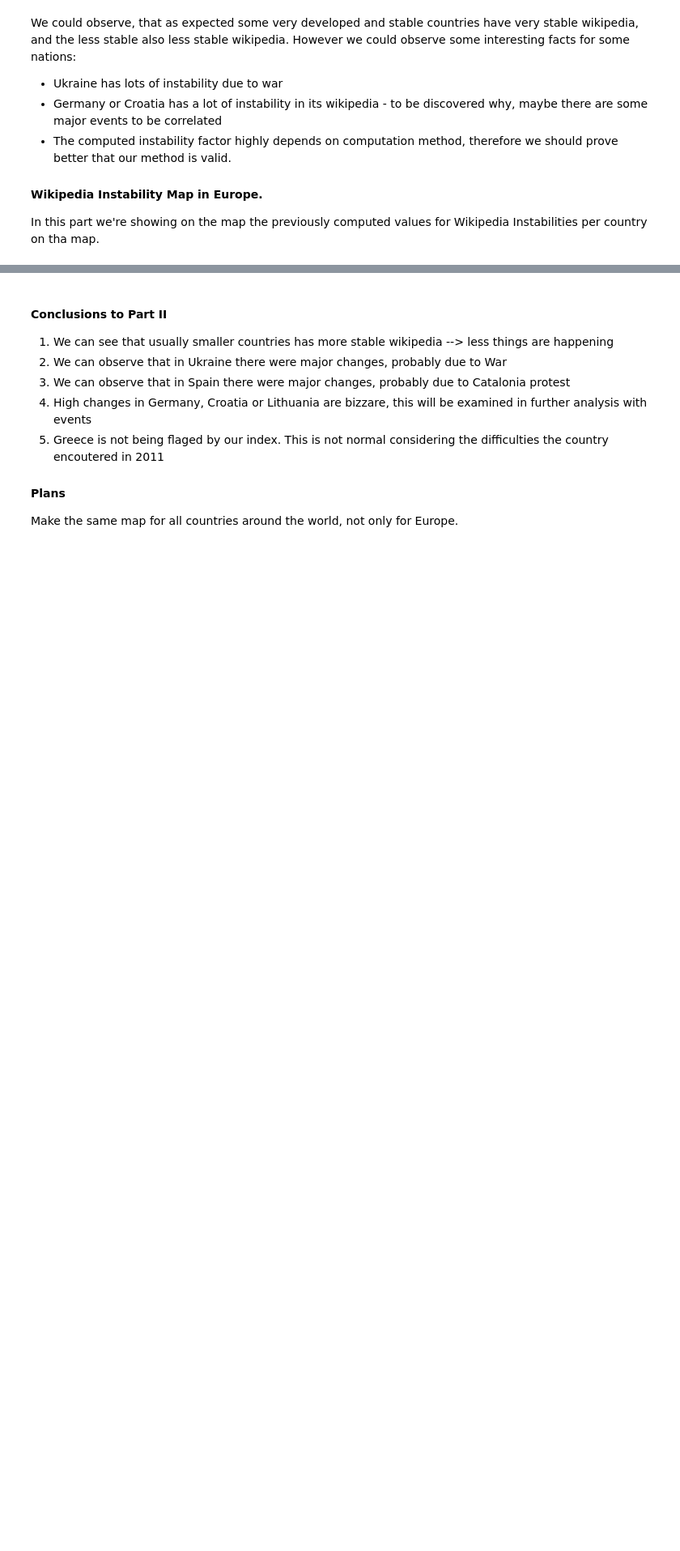
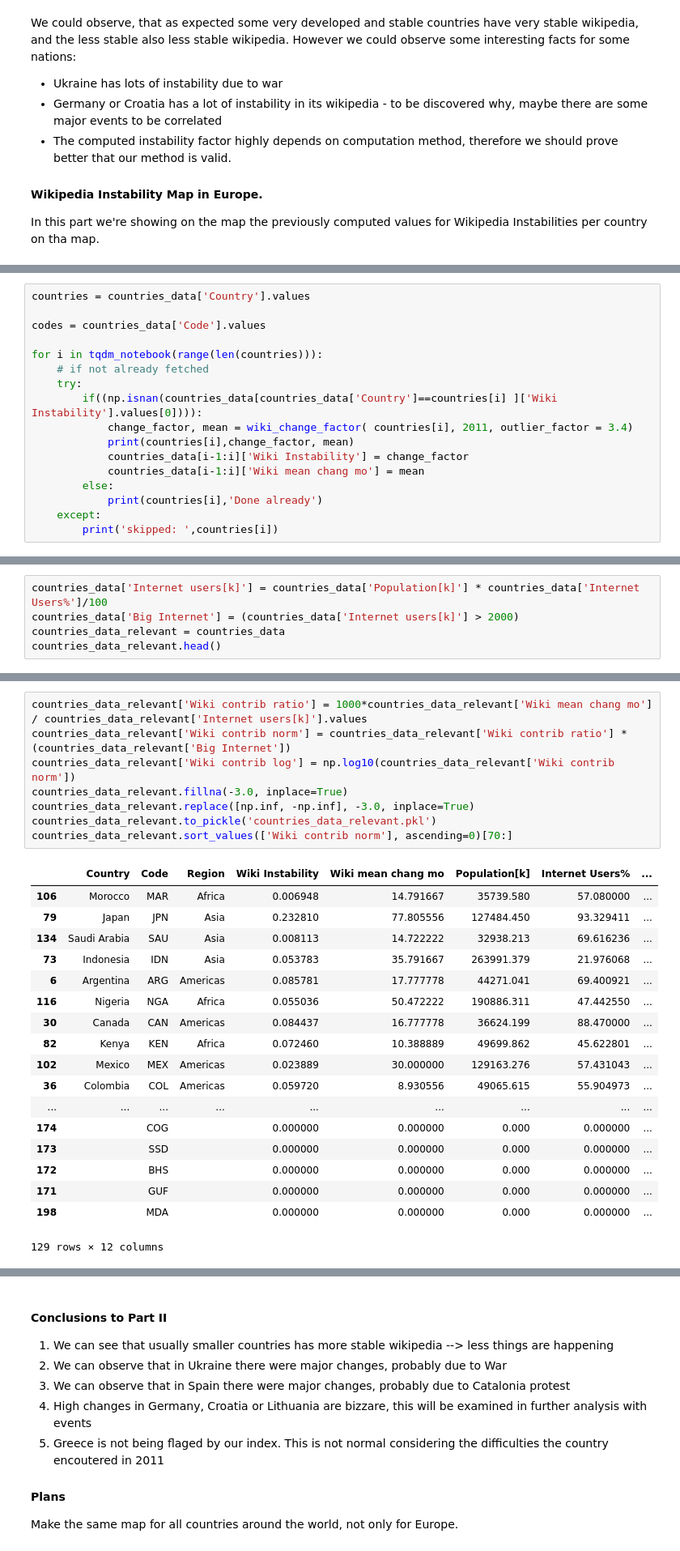
Before and after one commit to Amaumaury/ada-2017, a Jupyter notebook: project/Milestone2.ipynb, the cells around one changed output, grey strips where cells are left out. Shown at 81% size. Saved outputs shown, nothing was run; the diff lists cells and outputs as text; blank space fills up the shorter version.

```diff
--- a/project/Milestone2.ipynb
+++ b/project/Milestone2.ipynb
@@ -235,0 +316,17 @@ m
+# %%
+countries = countries_data['Country'].values
+
+codes = countries_data['Code'].values
+
+for i in tqdm_notebook(range(len(countries))):
+    # if not already fetched
+    try:
+        if((np.isnan(countries_data[countries_data['Country']==countries[i] ]['Wiki Instability'].values[0]))):
+            change_factor, mean = wiki_change_factor( countries[i], 2011, outlier_factor = 3.4)
+            print(countries[i],change_factor, mean)
+            countries_data[i-1:i]['Wiki Instability'] = change_factor
+            countries_data[i-1:i]['Wiki mean chang mo'] = mean
+        else:
+            print(countries[i],'Done already')
+    except:
+        print('skipped: ',countries[i])
@@ -235,0 +352,5 @@ m
+# %%
+countries_data['Internet users[k]'] = countries_data['Population[k]'] * countries_data['Internet Users%']/100
+countries_data['Big Internet'] = (countries_data['Internet users[k]'] > 2000)
+countries_data_relevant = countries_data
+countries_data_relevant.head()
@@ -235,0 +364,27 @@ m
+# %%
+countries_data_relevant['Wiki contrib ratio'] = 1000*countries_data_relevant['Wiki mean chang mo'] / countries_data_relevant['Internet users[k]'].values
+countries_data_relevant['Wiki contrib norm'] = countries_data_relevant['Wiki contrib ratio'] * (countries_data_relevant['Big Internet'])
+countries_data_relevant['Wiki contrib log'] = np.log10(countries_data_relevant['Wiki contrib norm'])
+countries_data_relevant.fillna(-3.0, inplace=True)
+countries_data_relevant.replace([np.inf, -np.inf], -3.0, inplace=True)
+countries_data_relevant.to_pickle('countries_data_relevant.pkl')
+countries_data_relevant.sort_values(['Wiki contrib norm'], ascending=0)[70:]
+# %% [output]
+|  | Country | Code | Region | Wiki Instability | Wiki mean chang mo | Population[k] | Internet Users% | ... |
+| 106 | Morocco | MAR | Africa | 0.006948 | 14.791667 | 35739.580 | 57.080000 | ... |
+| 79 | Japan | JPN | Asia | 0.232810 | 77.805556 | 127484.450 | 93.329411 | ... |
+| 134 | Saudi Arabia | SAU | Asia | 0.008113 | 14.722222 | 32938.213 | 69.616236 | ... |
+| 73 | Indonesia | IDN | Asia | 0.053783 | 35.791667 | 263991.379 | 21.976068 | ... |
+| 6 | Argentina | ARG | Americas | 0.085781 | 17.777778 | 44271.041 | 69.400921 | ... |
+| 116 | Nigeria | NGA | Africa | 0.055036 | 50.472222 | 190886.311 | 47.442550 | ... |
+| 30 | Canada | CAN | Americas | 0.084437 | 16.777778 | 36624.199 | 88.470000 | ... |
+| 82 | Kenya | KEN | Africa | 0.072460 | 10.388889 | 49699.862 | 45.622801 | ... |
+| 102 | Mexico | MEX | Americas | 0.023889 | 30.000000 | 129163.276 | 57.431043 | ... |
+| 36 | Colombia | COL | Americas | 0.059720 | 8.930556 | 49065.615 | 55.904973 | ... |
+| ... | ... | ... | ... | ... | ... | ... | ... | ... |
+| 174 |  | COG |  | 0.000000 | 0.000000 | 0.000 | 0.000000 | ... |
+| 173 |  | SSD |  | 0.000000 | 0.000000 | 0.000 | 0.000000 | ... |
+| 172 |  | BHS |  | 0.000000 | 0.000000 | 0.000 | 0.000000 | ... |
+| 171 |  | GUF |  | 0.000000 | 0.000000 | 0.000 | 0.000000 | ... |
+| 198 |  | MDA |  | 0.000000 | 0.000000 | 0.000 | 0.000000 | ... |
+129 rows × 12 columns
```
Also changed, not shown: parts of 11 cells of this notebook, 9 other files.
